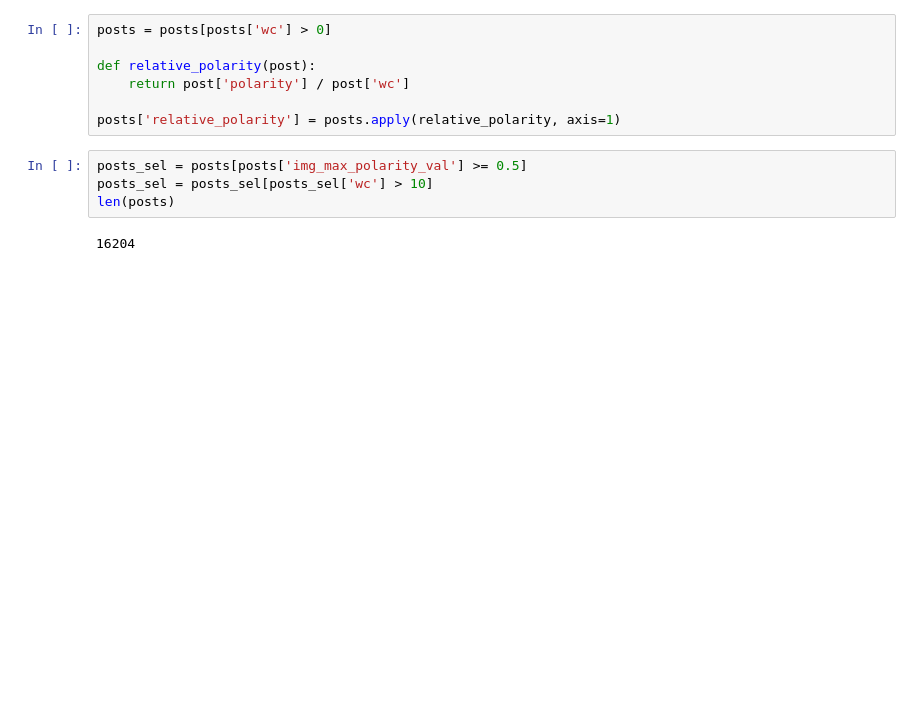
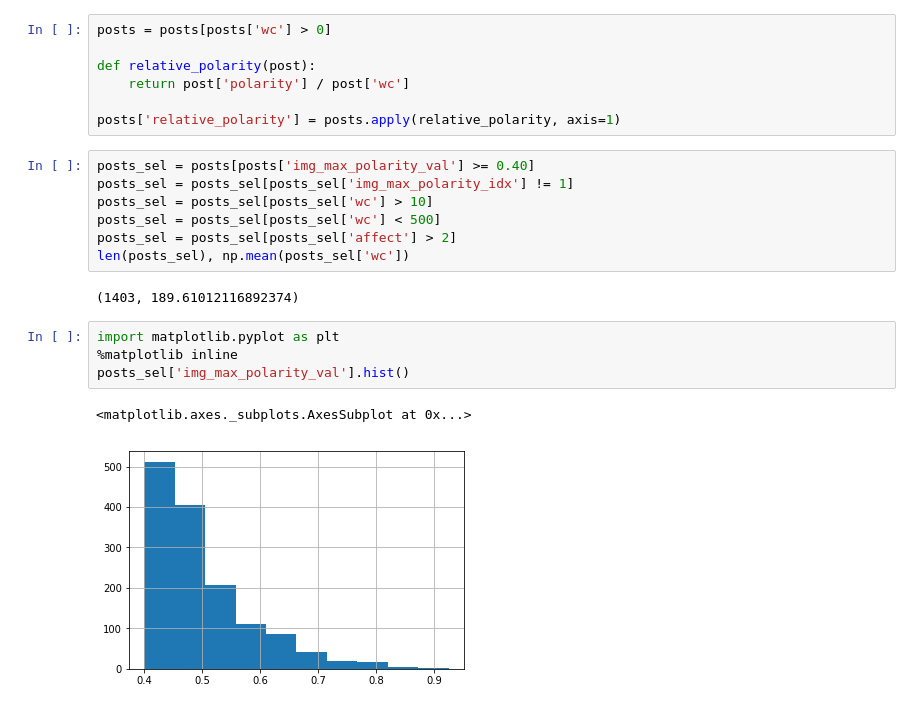
Before and after one commit to nlp-pucrs/cross-media-sa, a Jupyter notebook: Sentiment_Contradiction.ipynb, the cells around one changed output. Cells and saved outputs as stored; diff of their text form; blank space fills up the shorter version.

```diff
--- a/Sentiment_Contradiction.ipynb
+++ b/Sentiment_Contradiction.ipynb
@@ -69,8 +69,18 @@ def relative_polarity(post):
 
 posts['relative_polarity'] = posts.apply(relative_polarity, axis=1)
 # %%
-posts_sel = posts[posts['img_max_polarity_val'] >= 0.5]
+posts_sel = posts[posts['img_max_polarity_val'] >= 0.40]
+posts_sel = posts_sel[posts_sel['img_max_polarity_idx'] != 1]
 posts_sel = posts_sel[posts_sel['wc'] > 10]
-len(posts)
+posts_sel = posts_sel[posts_sel['wc'] < 500]
+posts_sel = posts_sel[posts_sel['affect'] > 2]
+len(posts_sel), np.mean(posts_sel['wc'])
 # %% [output]
-16204
+(1403, 189.61012116892374)
+# %%
+import matplotlib.pyplot as plt
+%matplotlib inline
+posts_sel['img_max_polarity_val'].hist()
+# %% [output]
+<matplotlib.axes._subplots.AxesSubplot at 0x...>
+[figure, added]
```
Also changed, not shown: parts of 6 cells of this notebook.
